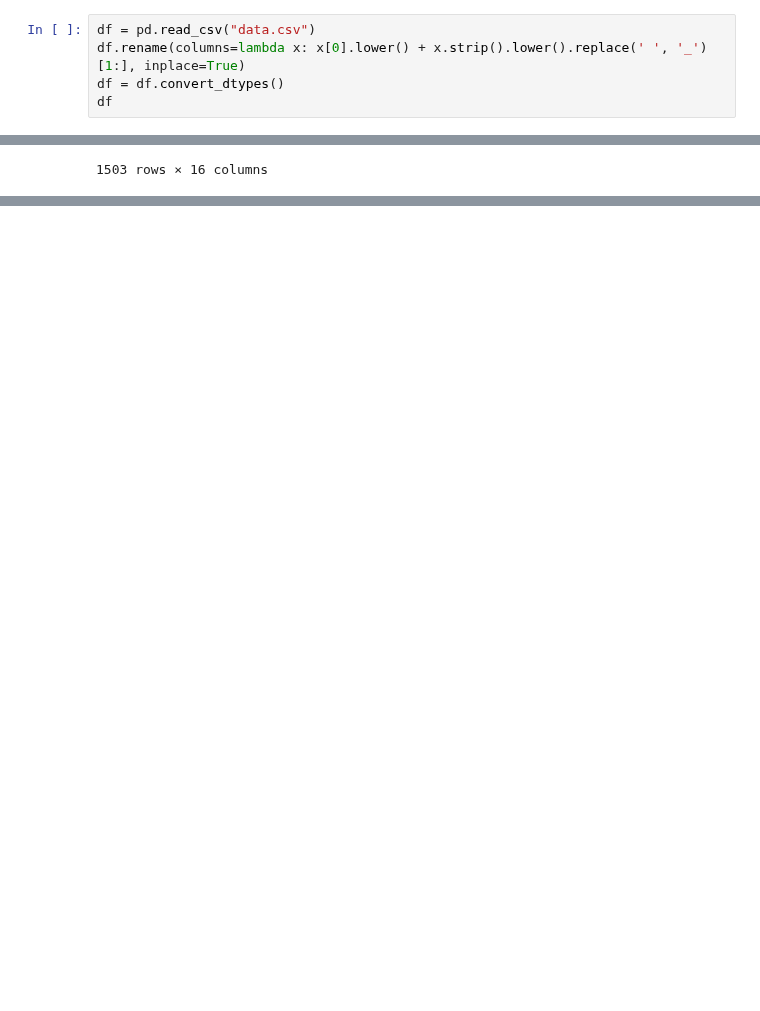
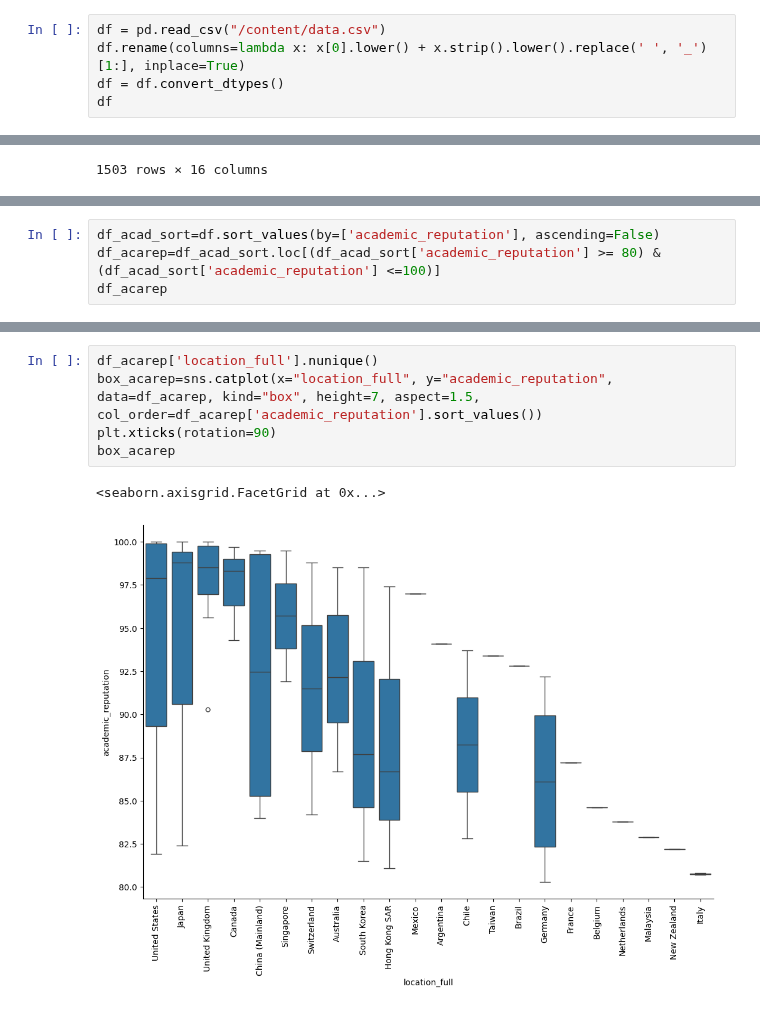
Before and after one commit to thezachdrake/UMD-INST760-Summer2024, a Jupyter notebook: notebooks/Murano-Notebook.ipynb, the cells around one changed output, grey strips where cells are left out. Drawn from its saved outputs; the diff is of its cells as text; blank space fills up the shorter version.

Commit message:
Added data via upload Beginning viz drafts

```diff
--- a/notebooks/Murano-Notebook.ipynb
+++ b/notebooks/Murano-Notebook.ipynb
@@ -4,5 +10,5 @@ import seaborn as sns
 # %%
-df = pd.read_csv("data.csv")
+df = pd.read_csv("/content/data.csv")
 df.rename(columns=lambda x: x[0].lower() + x.strip().lower().replace(' ', '_')[1:], inplace=True)
 df = df.convert_dtypes()
 df
@@ -22,0 +33,4 @@ df
+# %%
+df_acad_sort=df.sort_values(by=['academic_reputation'], ascending=False)
+df_acarep=df_acad_sort.loc[(df_acad_sort['academic_reputation'] >= 80) & (df_acad_sort['academic_reputation'] <=100)]
+df_acarep
@@ -22,0 +51,8 @@ df
+# %%
+df_acarep['location_full'].nunique()
+box_acarep=sns.catplot(x="location_full", y="academic_reputation", data=df_acarep, kind="box", height=7, aspect=1.5, col_order=df_acarep['academic_reputation'].sort_values())
+plt.xticks(rotation=90)
+box_acarep
+# %% [output]
+<seaborn.axisgrid.FacetGrid at 0x...>
+[figure, added]
```
Also changed, not shown: parts of 3 cells of this notebook.
